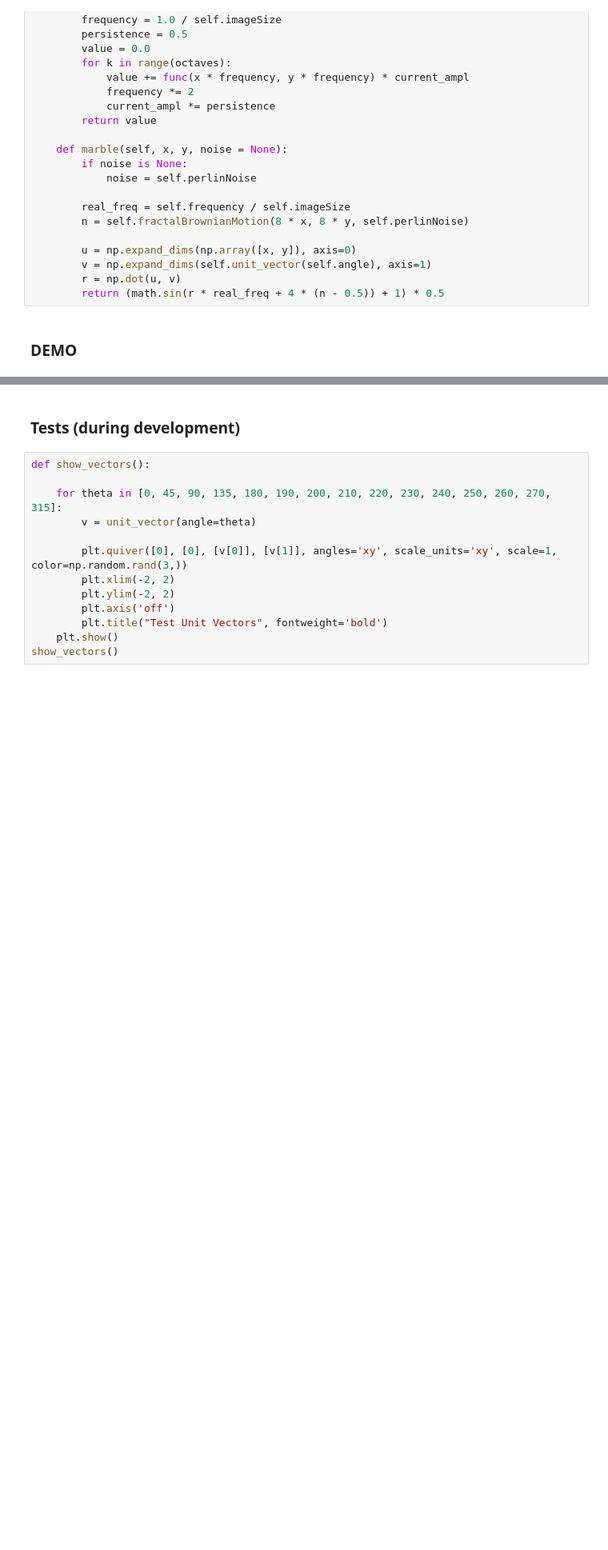
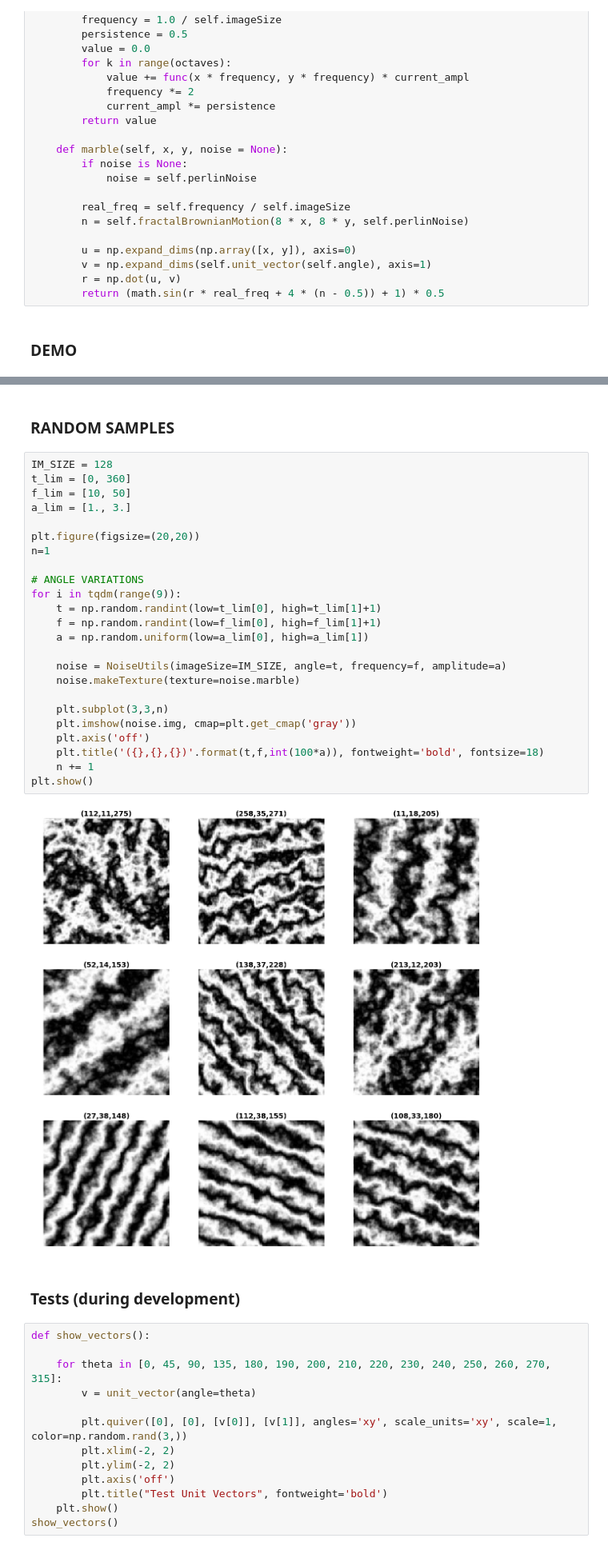
Before and after one commit to julienroy13/InfoGAN-Pytorch, a Jupyter notebook: Create_synthetic_dataset.ipynb, the cells around one changed output, grey strips where cells are left out. Shown at 80% size. Saved outputs shown, nothing was run; the diff lists cells and outputs as text; blank space fills up the shorter version.

```diff
--- a/Create_synthetic_dataset.ipynb
+++ b/Create_synthetic_dataset.ipynb
@@ -194,3 +230,31 @@ plt.show()
+# %% [markdown]
+### RANDOM SAMPLES
+# %%
+IM_SIZE = 128
+t_lim = [0, 360]
+f_lim = [10, 50]
+a_lim = [1., 3.]
+
+plt.figure(figsize=(20,20))
+n=1
+
+# ANGLE VARIATIONS
+for i in tqdm(range(9)):
+    t = np.random.randint(low=t_lim[0], high=t_lim[1]+1)
+    f = np.random.randint(low=f_lim[0], high=f_lim[1]+1)
+    a = np.random.uniform(low=a_lim[0], high=a_lim[1])
+
+    noise = NoiseUtils(imageSize=IM_SIZE, angle=t, frequency=f, amplitude=a)
+    noise.makeTexture(texture=noise.marble)
+
+    plt.subplot(3,3,n)
+    plt.imshow(noise.img, cmap=plt.get_cmap('gray'))
+    plt.axis('off')
+    plt.title('({},{},{})'.format(t,f,int(100*a)), fontweight='bold', fontsize=18)
+    n += 1
+plt.show()
+# %% [output]
+[figure, added]
 # %% [markdown]
 ### Tests (during development)
 # %%
```
Also changed, not shown: parts of 5 cells of this notebook, 1 other file.
